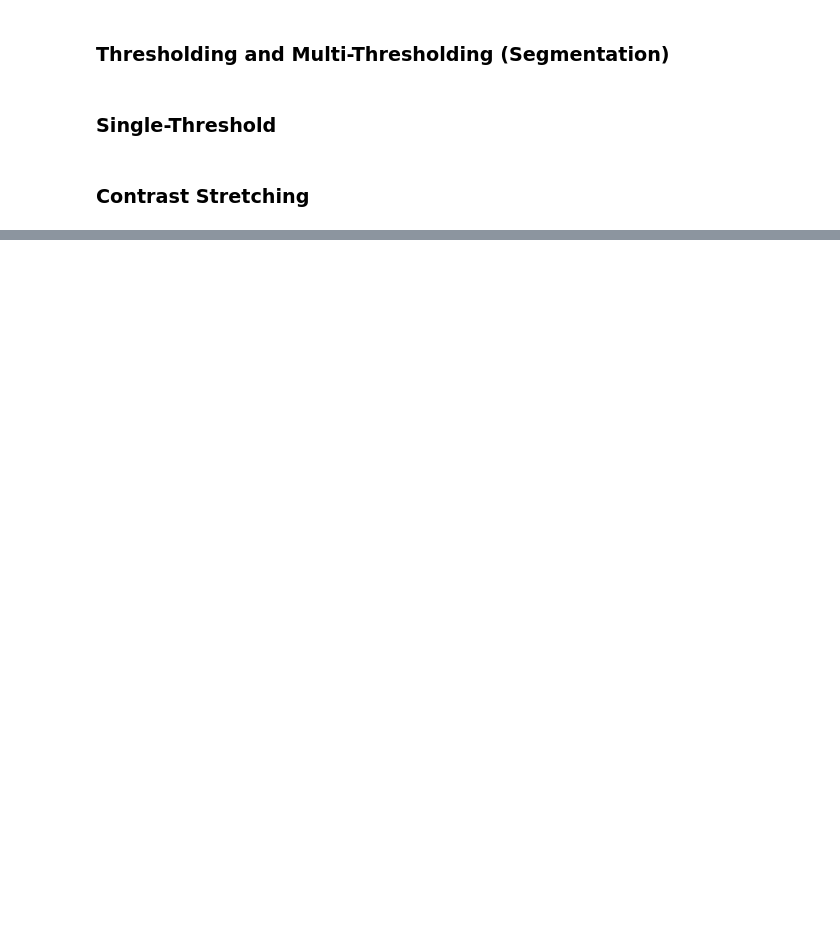
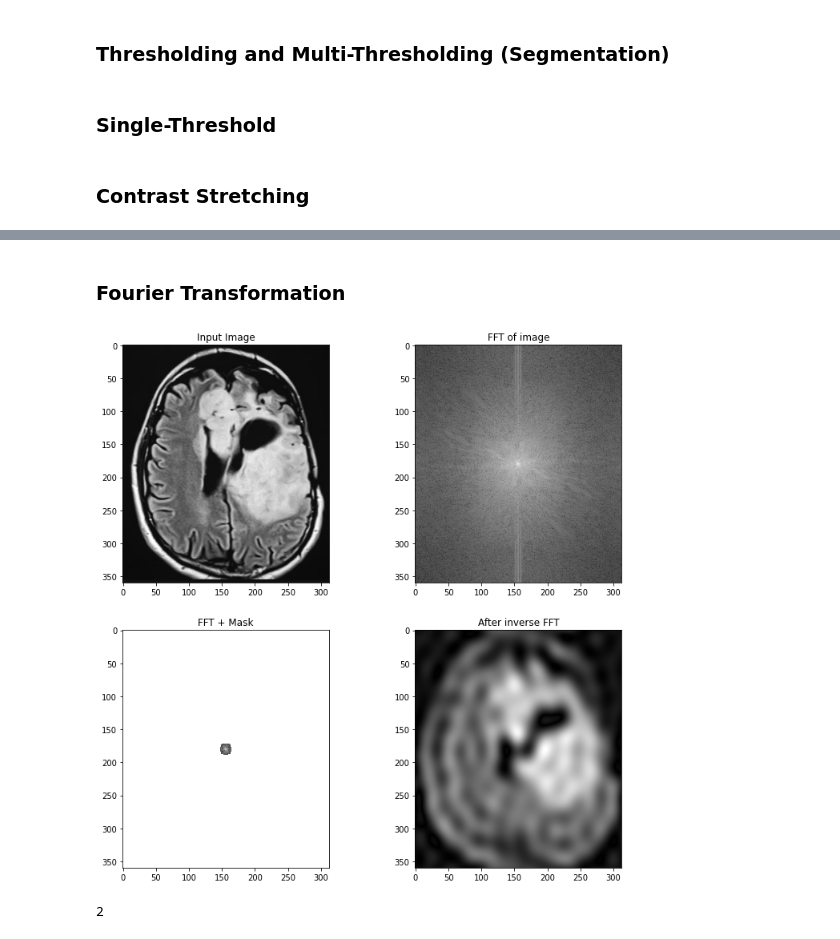
Before and after one commit to BahaaHelmy/ImageProcessing, a Jupyter notebook: Image_processing.ipynb, the cells around one changed output, grey strips where cells are left out. Saved outputs shown, nothing was run; the diff lists cells and outputs as text; code cells hidden in the pictures; blank space fills up the shorter version.

```diff
--- a/Image_processing.ipynb
+++ b/Image_processing.ipynb
@@ -201,0 +334,73 @@ ocv.destroyAllWindows()
+# %% [markdown]
+### Fourier Transformation
+# %%
+import cv2
+from matplotlib import pyplot as plt
+import numpy as np
+img = cv2.imread('Y16.jpg', 0) # load an image
+#Handle divide by zero error (not raise error)
+np.seterr(divide = 'ignore')
+#Output is a 2D complex array. 1st channel real and 2nd imaginary
+#For fft in opencv input image needs to be converted to float32
+dft = cv2.dft(np.float32(img), flags=cv2.DFT_COMPLEX_OUTPUT)
+#Rearranges a Fourier transform X by shifting the zero-frequency
+#component to the center of the array.
+#Otherwise it starts at the tope left corenr of the image (array)
+dft_shift = np.fft.fftshift(dft)
+##Magnitude of the function is 20.log(abs(f))
+#For values that are 0 we may end up with indeterminate values for log.
+#So we can add 1 to the array to avoid seeing a warning.
+magnitude_spectrum = 20 * np.log(cv2.magnitude(dft_shift[:, :, 0], dft_shift[:, :, 1]))
+# Circular HPF mask, center circle is 0, remaining all ones
+#Can be used for edge detection because low frequencies at center are blocked
+#and only high frequencies are allowed. Edges are high frequency components.
+#Amplifies noise.
+rows, cols = img.shape
+crow, ccol = int(rows / 2), int(cols / 2)
+#mask = np.zeros((rows, cols, 2), np.uint8)
+mask = np.zeros((rows, cols, 2), np.uint8)
+r = 10
+center = [crow, ccol]
+x, y = np.ogrid[:rows, :cols]
+mask_area = (x - center[0]) ** 2 + (y - center[1]) ** 2 <= r*r
+#mask[mask_area] =255
+mask[mask_area] =1
+#mask[mask_area] =0
+# Circular LPF mask, center circle is 1, remaining all zeros
+# Only allows low frequency components - smooth regions
+#Can smooth out noise but blurs edges.
+#
+
+# apply mask and inverse DFT: Multiply fourier transformed image (values)
+#with the mask values.
+fshift = dft_shift * mask
+#Get the magnitude spectrum (only for plotting purposes)
+fshift_mask_mag = 20 * np.log(cv2.magnitude(fshift[:, :, 0], fshift[:, :, 1]))
+#Inverse shift to shift origin back to top left.
+f_ishift = np.fft.ifftshift(fshift)
+#Inverse DFT to convert back to image domain from the frequency domain.
+#Will be complex numbers
+img_back = cv2.idft(f_ishift)
+#Magnitude spectrum of the image domain
+img_back = cv2.magnitude(img_back[:, :, 0], img_back[:, :, 1])
+fig = plt.figure(figsize=(12, 12))
+ax1 = fig.add_subplot(2,2,1)
+ax1.imshow(img, cmap='gray')
+ax1.title.set_text('Input Image')
+ax2 = fig.add_subplot(2,2,2)
+ax2.imshow(magnitude_spectrum, cmap='gray')
+ax2.title.set_text('FFT of image')
+ax3 = fig.add_subplot(2,2,3)
+ax3.imshow(fshift_mask_mag, cmap='gray')
+ax3.title.set_text('FFT + Mask')
+ax4 = fig.add_subplot(2,2,4)
+ax4.imshow(img_back, cmap='gray')
+ax4.title.set_text('After inverse FFT')
+plt.savefig('fft.png')
+# %% [output]
+[figure, added]
+# %%
+l1 = [1,2]
+print(l1[1])
+# %% [output]
+2
```
Also changed, not shown: parts of 58 cells of this notebook.
